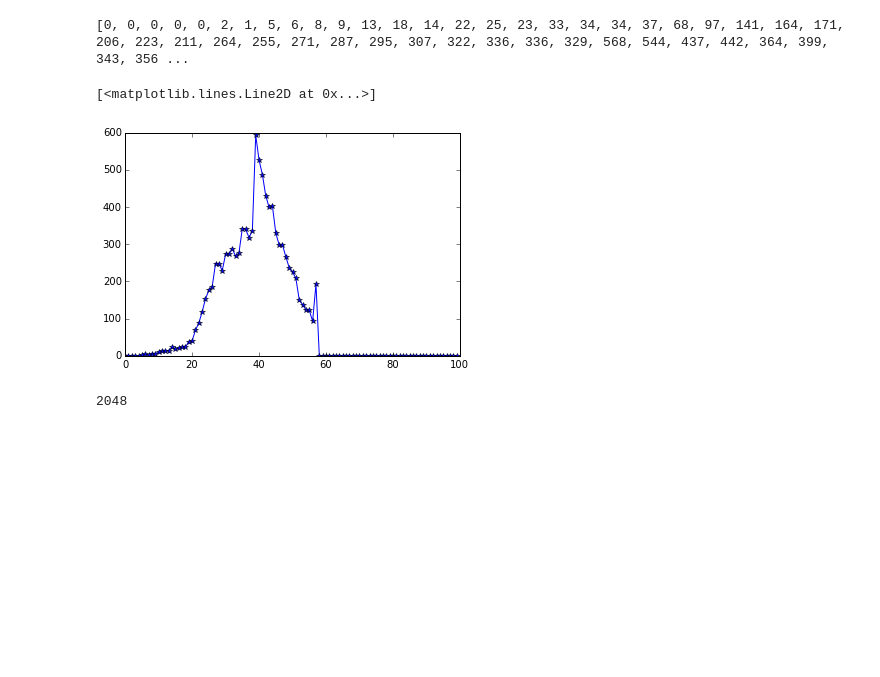
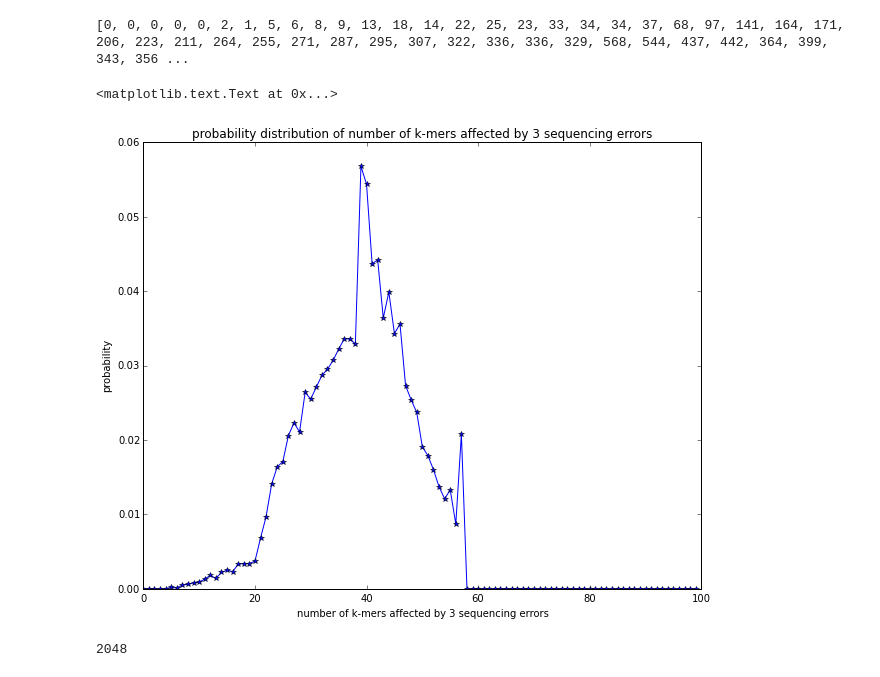
Before and after one commit to qingpeng/2013-diversity, a Jupyter notebook: notebook/fitting_error.ipynb, the cells around one changed output. Cells and saved outputs as stored; diff of their text form; code cells hidden in the pictures; blank space fills up the shorter version.

```diff
--- a/notebook/fitting_error.ipynb
+++ b/notebook/fitting_error.ipynb
@@ -157,11 +157,17 @@ for i in range(10000):
 print freq
 # %% [output]
 [0, 0, 0, 0, 0, 2, 1, 5, 6, 8, 9, 13, 18, 14, 22, 25, 23, 33, 34, 34, 37, 68, 97, 141, 164, 171, 206, 223, 211, 264, 255, 271, 287, 295, 307, 322, 336, 336, 329, 568, 544, 437, 442, 364, 399, 343, 356 ...
-# %%
-plt.plot(range(100),freq,'-*')
-# %% [output]
-[<matplotlib.lines.Line2D at 0x...>]
-[figure, removed]
+# %%
+plt.figure(figsize=(10, 8))
+plt.plot(range(100),[x/10000.9 for x in freq],'-*')
+
+
+plt.xlabel('number of k-mers affected by 3 sequencing errors')
+plt.ylabel('probability')
+plt.title('probability distribution of number of k-mers affected by 3 sequencing errors')
+# %% [output]
+<matplotlib.text.Text at 0x...>
+[figure, added]
 # %%
 sum(freq[41:46]) # will affect abundance = 2, decrease to 2, will not affect abundance = 1
 # %% [output]
```
Also changed, not shown: parts of 1 cell of this notebook, 1 other file.
